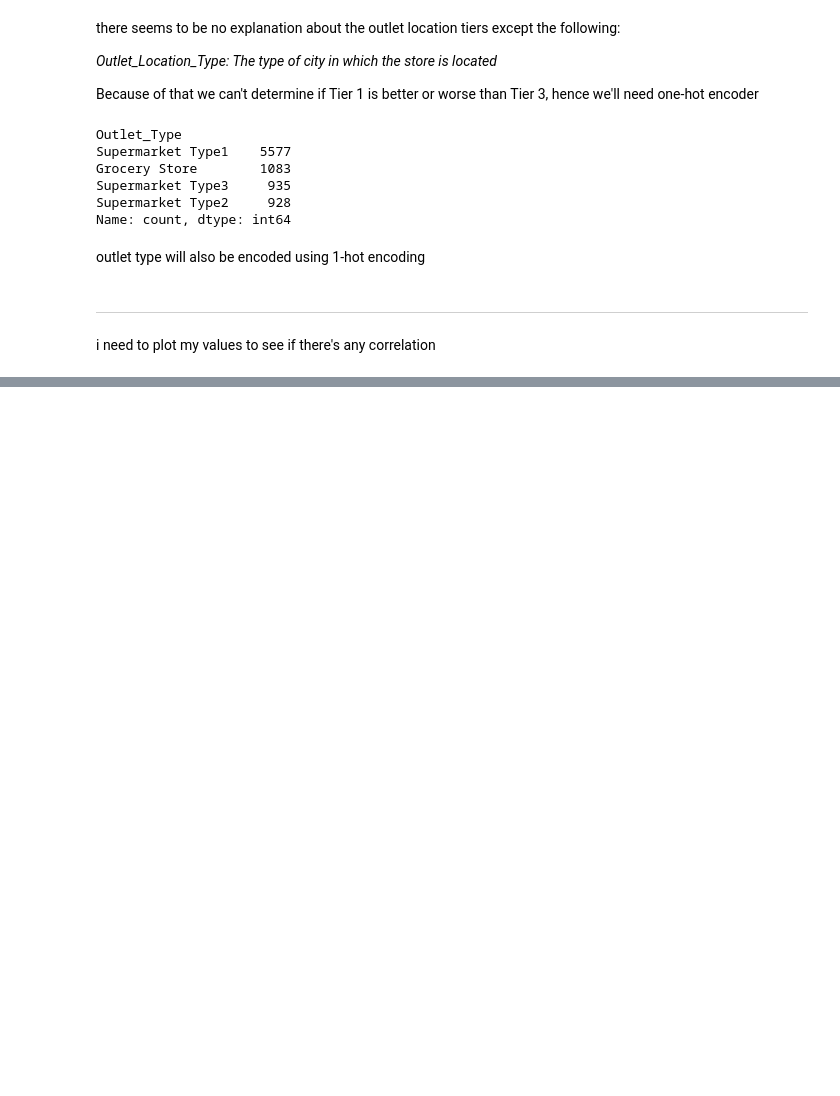
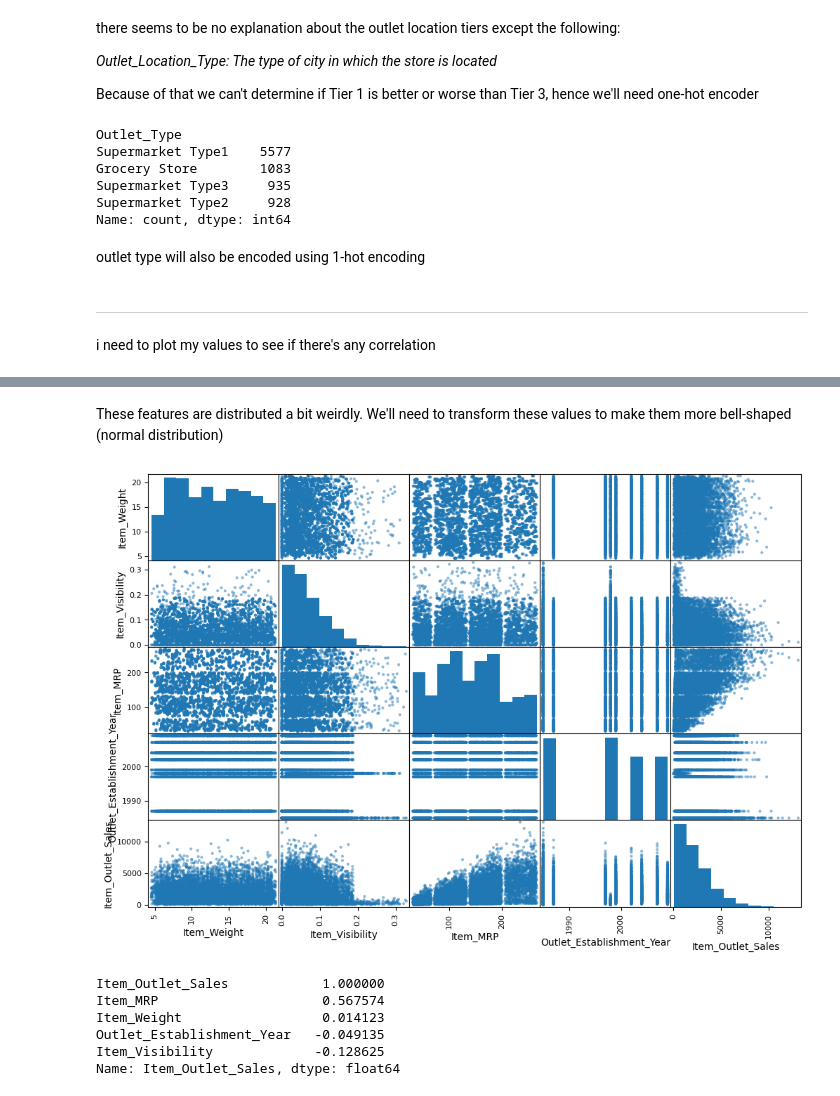
Before and after one commit to taniabuzykina/store-sales-prediction, a Jupyter notebook: code/data_exploration.ipynb, the cells around one changed output, grey strips where cells are left out. Cells and saved outputs as stored; diff of their text form; code cells hidden in the pictures; blank space fills up the shorter version.

```diff
--- a/code/data_exploration.ipynb
+++ b/code/data_exploration.ipynb
@@ -140,0 +183,20 @@ i need to plot my values to see if there's any correlation
+# %% [markdown]
+These features are distributed a bit weirdly. We'll need to transform these values to make them more bell-shaped (normal distribution)
+# %%
+
+attributes = ['Item_Weight', 'Item_Visibility', 'Item_MRP', 'Outlet_Establishment_Year', 'Item_Outlet_Sales']
+
+scatter_matrix(sales[attributes], figsize=(12, 8))
+plt.show()
+# %% [output]
+[figure, added]
+# %%
+corr_matrix = sales[attributes].corr()
+corr_matrix['Item_Outlet_Sales'].sort_values(ascending=False)
+# %% [output]
+Item_Outlet_Sales            1.000000
+Item_MRP                     0.567574
+Item_Weight                  0.014123
+Outlet_Establishment_Year   -0.049135
+Item_Visibility             -0.128625
+Name: Item_Outlet_Sales, dtype: float64
```
Also changed, not shown: parts of 7 cells of this notebook.
